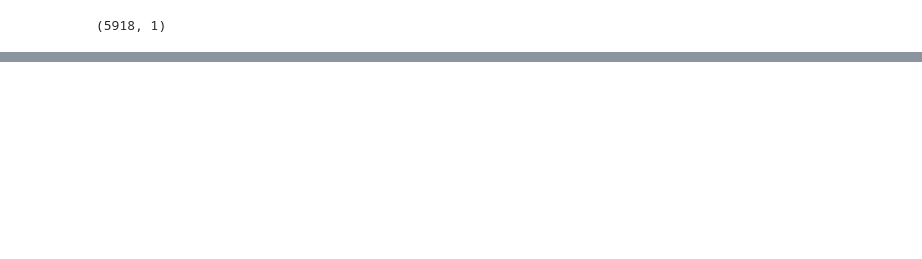
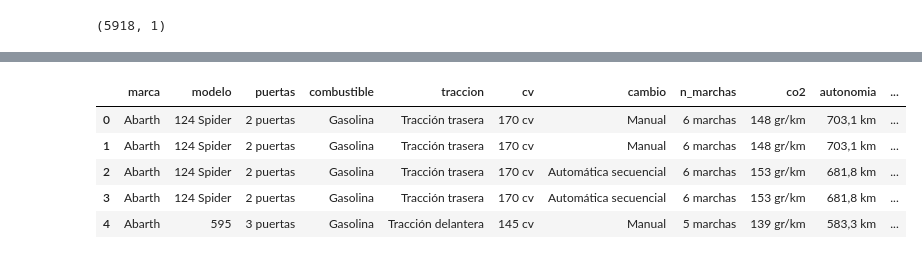
Before and after one commit to prealfer/TFM_Recomendador_de_automoviles, a Jupyter notebook: Script scrapping - Dataframe.ipynb, the cells around one changed output, grey strips where cells are left out. Cells and saved outputs as stored; diff of their text form; code cells hidden in the pictures; blank space fills up the shorter version.

```diff
--- a/Script scrapping - Dataframe.ipynb
+++ b/Script scrapping - Dataframe.ipynb
@@ -255,0 +251,9 @@ df_precios.to_csv('precios_versiones',encoding='utf-8')
+# %%
+df.head()
+# %% [output]
+|  | marca | modelo | puertas | combustible | traccion | cv | cambio | n_marchas | co2 | autonomia | ... |
+| 0 | Abarth | 124 Spider | 2 puertas | Gasolina | Tracción trasera | 170 cv | Manual | 6 marchas | 148 gr/km | 703,1 km | ... |
+| 1 | Abarth | 124 Spider | 2 puertas | Gasolina | Tracción trasera | 170 cv | Manual | 6 marchas | 148 gr/km | 703,1 km | ... |
+| 2 | Abarth | 124 Spider | 2 puertas | Gasolina | Tracción trasera | 170 cv | Automática secuencial | 6 marchas | 153 gr/km | 681,8 km | ... |
+| 3 | Abarth | 124 Spider | 2 puertas | Gasolina | Tracción trasera | 170 cv | Automática secuencial | 6 marchas | 153 gr/km | 681,8 km | ... |
+| 4 | Abarth | 595 | 3 puertas | Gasolina | Tracción delantera | 145 cv | Manual | 5 marchas | 139 gr/km | 583,3 km | ... |
```
Also changed, not shown: parts of 8 cells of this notebook, 2 other files.
